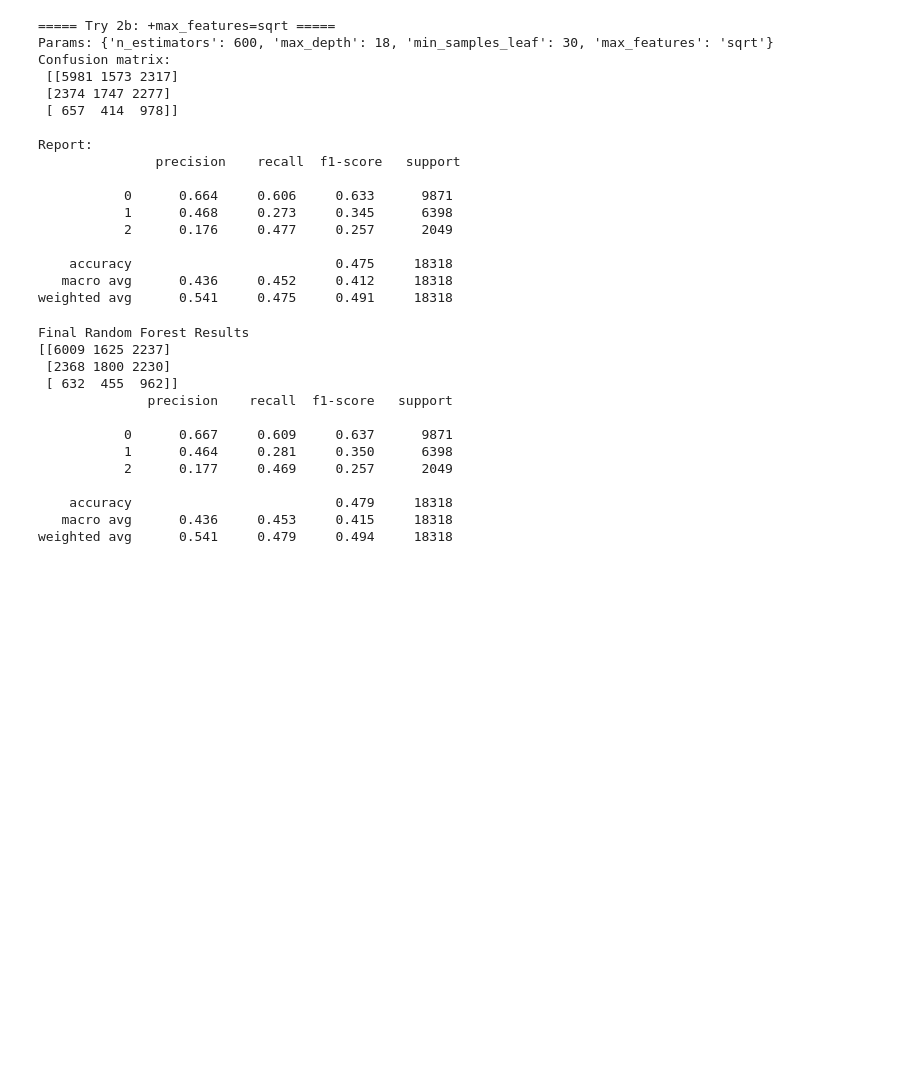
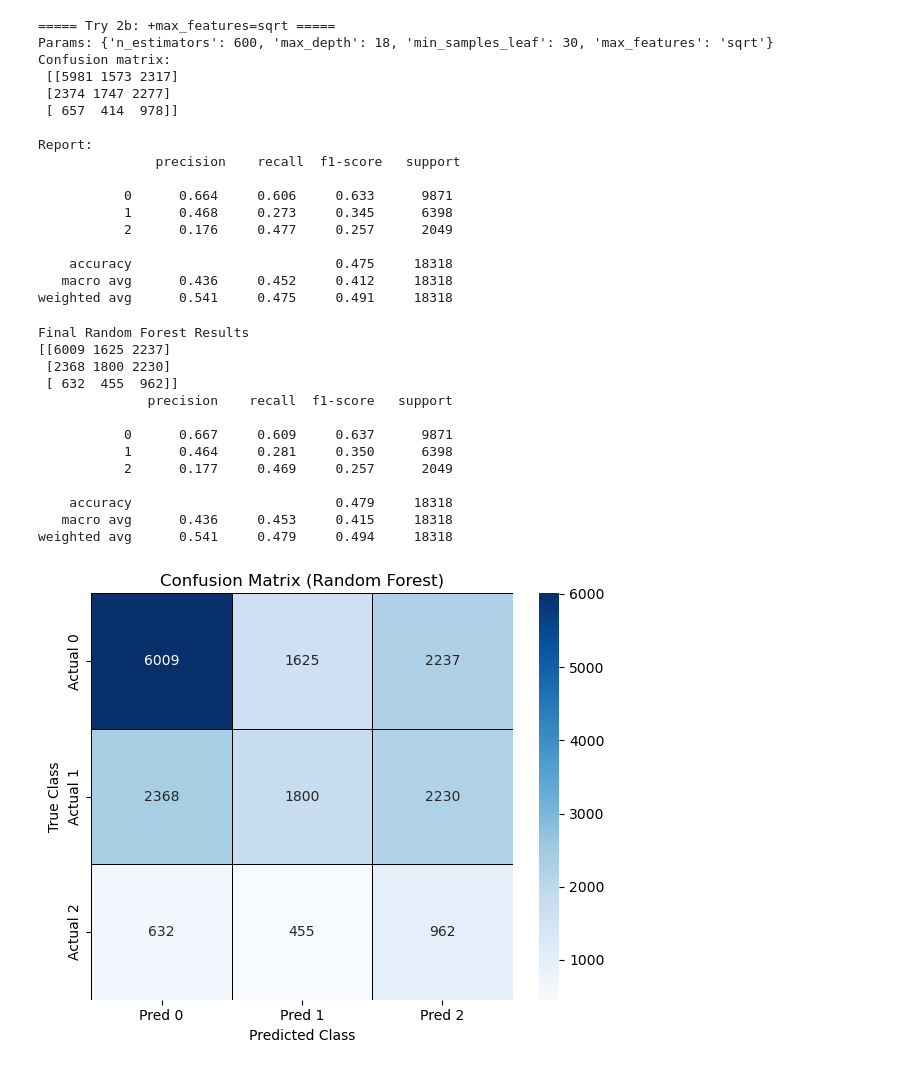
Before and after one commit to 23Deon/Data-Mining-and-analysis, a Jupyter notebook: preprocessed_data/Random Forest/random_forest.ipynb, the cells around one changed output. Saved outputs shown, nothing was run; the diff lists cells and outputs as text; code cells hidden in the pictures; blank space fills up the shorter version.

Commit message:
added heatmaps for svm and rf

```diff
--- a/preprocessed_data/Random Forest/random_forest.ipynb
+++ b/preprocessed_data/Random Forest/random_forest.ipynb
@@ -364,3 +364,93 @@ Final Random Forest Results
     accuracy                          0.479     18318
    macro avg      0.436     0.453     0.415     18318
 weighted avg      0.541     0.479     0.494     18318
+# %%
+import pandas as pd
+import matplotlib.pyplot as plt
+import seaborn as sns
+from sklearn.metrics import confusion_matrix, classification_report
+
+# ===============================
+# CONFUSION MATRIX
+# ===============================
+cm = confusion_matrix(y_val, y_pred_final)
+
+cm_df = pd.DataFrame(
+    cm,
+    index=["Actual 0", "Actual 1", "Actual 2"],
+    columns=["Pred 0", "Pred 1", "Pred 2"]
+)
+
+plt.figure(figsize=(6, 5))
+sns.heatmap(
+    cm_df,
+    annot=True,
+    fmt="d",
+    cmap="Blues",
+    cbar=True,
+    linewidths=0.5,
+    linecolor="black"
+)
+plt.title("Confusion Matrix (Random Forest)")
+plt.ylabel("True Class")
+plt.xlabel("Predicted Class")
+plt.tight_layout()
+plt.show()
+
+# ===============================
+# CLASSIFICATION REPORT TABLE
+# ===============================
+report = classification_report(
+    y_val,
+    y_pred_final,
+    output_dict=True,
+    zero_division=0
+)
+
+report_df = pd.DataFrame(report).transpose()
+
+# Keep only relevant rows
+report_df = report_df.loc[
+    ["0", "1", "2", "accuracy", "macro avg", "weighted avg"]
+]
+
+# Round cleanly for reporting
+report_df = report_df.round(2)
+
+# Rename index for clarity
+report_df.index = [
+    "Class 0",
+    "Class 1",
+    "Class 2",
+    "Accuracy",
+    "Macro Avg",
+    "Weighted Avg"
+]
+
+display(
+    report_df.style
+    .set_caption("Classification Report (Random Forest)")
+    .set_properties(**{
+        "text-align": "center",
+        "border": "1px solid black"
+    })
+    .set_table_styles([
+        {
+            "selector": "th",
+            "props": [
+                ("border", "1px solid black"),
+                ("background-color", "#f2f2f2"),
+                ("text-align", "center")
+            ]
+        },
+        {
+            "selector": "td",
+            "props": [
+                ("border", "1px solid black"),
+                ("text-align", "center")
+            ]
+        }
+    ])
+)
+# %% [output]
+[figure, added]
```
Also changed, not shown: parts of 2 cells of this notebook.
